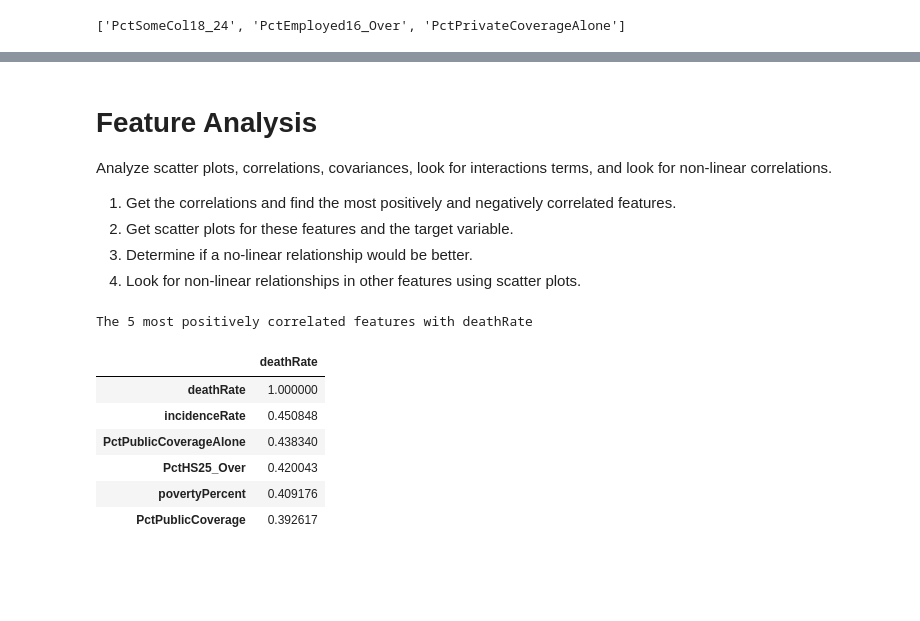
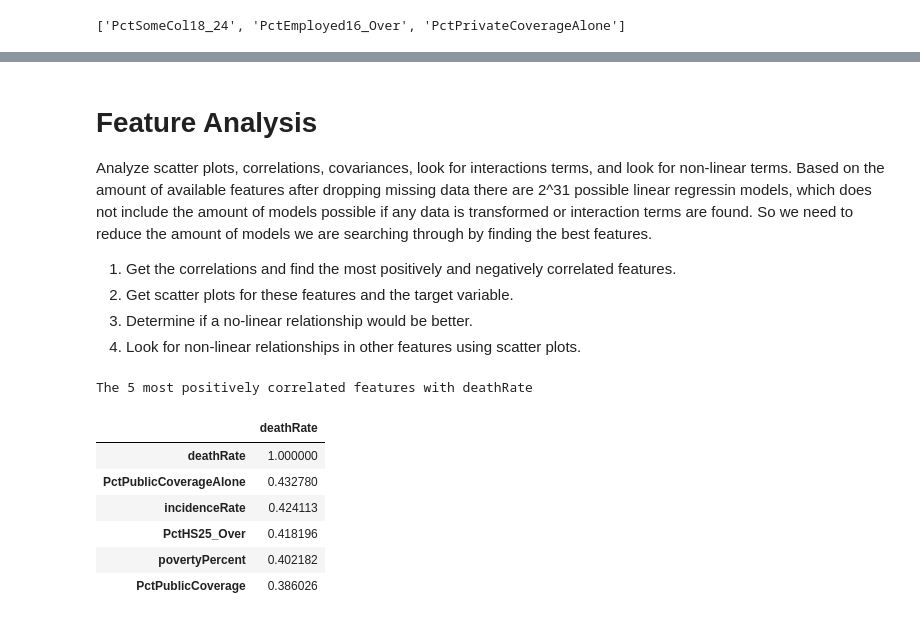
Before and after one commit to dainiguez/Cancer-Statistical-Regression-Analysis, a Jupyter notebook: Cancer Analysis Project.ipynb, the cells around one changed output, grey strips where cells are left out. Drawn from its saved outputs; the diff is of its cells as text; code cells hidden in the pictures; blank space fills up the shorter version.

```diff
--- a/Cancer Analysis Project.ipynb
+++ b/Cancer Analysis Project.ipynb
@@ -52,0 +72,5 @@ raw_data.describe()
+# %%
+# Drop the extreme values for the MedianAge data
+erroneous_data = raw_data[raw_data['MedianAge'] > 100].index.tolist()
+raw_data.drop(erroneous_data, axis='index', inplace=True)
+raw_data['MedianAge'].describe()
@@ -176,2 +210,14 @@ for column in column_names:
 # %%
-cancer_df = raw_data.copy(deep=True)
+# Dropping columns with missing data - AKA Complete Case Analysis
+
+print('raw_data shape before deletion of missing data is', raw_data.shape)
+
+# Drop two columns with a large amount of data missing
+raw_data.drop(['PctSomeCol18_24', 'PctPrivateCoverageAlone'], axis='columns', inplace=True)
+# Drop rows with missing data
+index_missing_data = raw_data[raw_data['PctEmployed16_Over'].isnull()].index.tolist()
+raw_data.drop(index_missing_data, axis='index', inplace=True)
+
+print('raw_data shape after deletion of missing data is', raw_data.shape)
+print('Verifiy there is no missing data:')
+print(raw_data.isna().sum() > 0)
@@ -178,7 +242,7 @@ cancer_df = raw_data.copy(deep=True)
 # %% [markdown]
 # Feature Analysis
 
-Analyze scatter plots, correlations, covariances, look for interactions terms, and look for non-linear correlations.
+Analyze scatter plots, correlations, covariances, look for interactions terms, and look for non-linear terms. Based on the amount of available features after dropping missing data there are 2^31 possible linear regressin models, which does not include the amount of models possible if any data is transformed or interaction terms are found. So we need to reduce the amount of models we are searching through by finding the best features.
 
 1) Get the correlations and find the most positively and negatively correlated features.<br>
 2) Get scatter plots for these features and the target variable.<br>
@@ -186,20 +250,19 @@ Analyze scatter plots, correlations, covariances, look for interactions terms, a
 3) Look for non-linear relationships in other features using scatter plots.<br>
 # %%
 # Look at the feature (pearson) correlations with the target variable TARGET_deathRate
-cancer_corr = cancer_df.corr()
+cancer_corr = raw_data.corr().sort_values('deathRate', ascending=False)
 # %%
 # The top 5 correlations
 print("The 5 most positively correlated features with deathRate")
-pos_corr = cancer_corr.nlargest(6, 'deathRate')[['deathRate']] \
-            .sort_values('deathRate', ascending=False)
+pos_corr = cancer_corr.nlargest(6, 'deathRate')[['deathRate']]
 pos_corr
 # %% [output]
 The 5 most positively correlated features with deathRate
 |  | deathRate |
 | deathRate | 1.000000 |
-| incidenceRate | 0.450848 |
-| PctPublicCoverageAlone | 0.438340 |
-| PctHS25_Over | 0.420043 |
-| povertyPercent | 0.409176 |
-| PctPublicCoverage | 0.392617 |
+| PctPublicCoverageAlone | 0.432780 |
+| incidenceRate | 0.424113 |
+| PctHS25_Over | 0.418196 |
+| povertyPercent | 0.402182 |
+| PctPublicCoverage | 0.386026 |
 # %%
```
Also changed, not shown: parts of 40 cells of this notebook, 2 other files.
